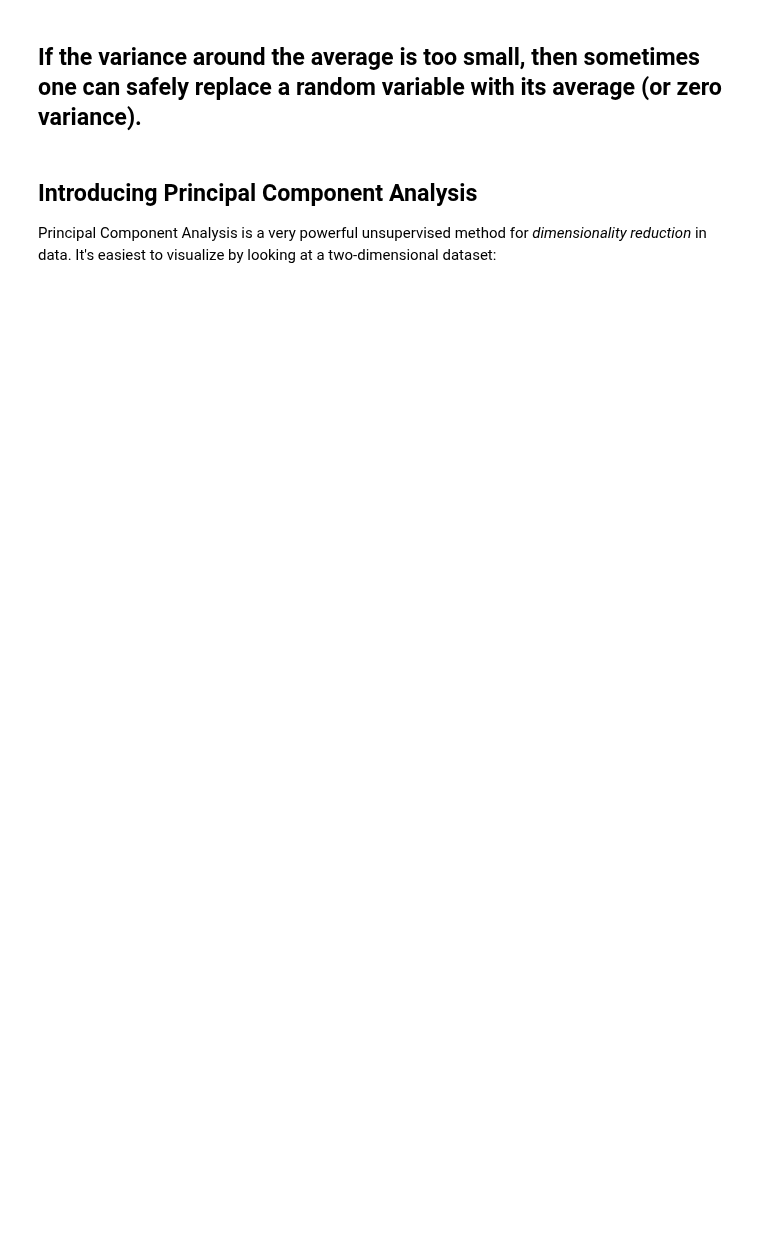
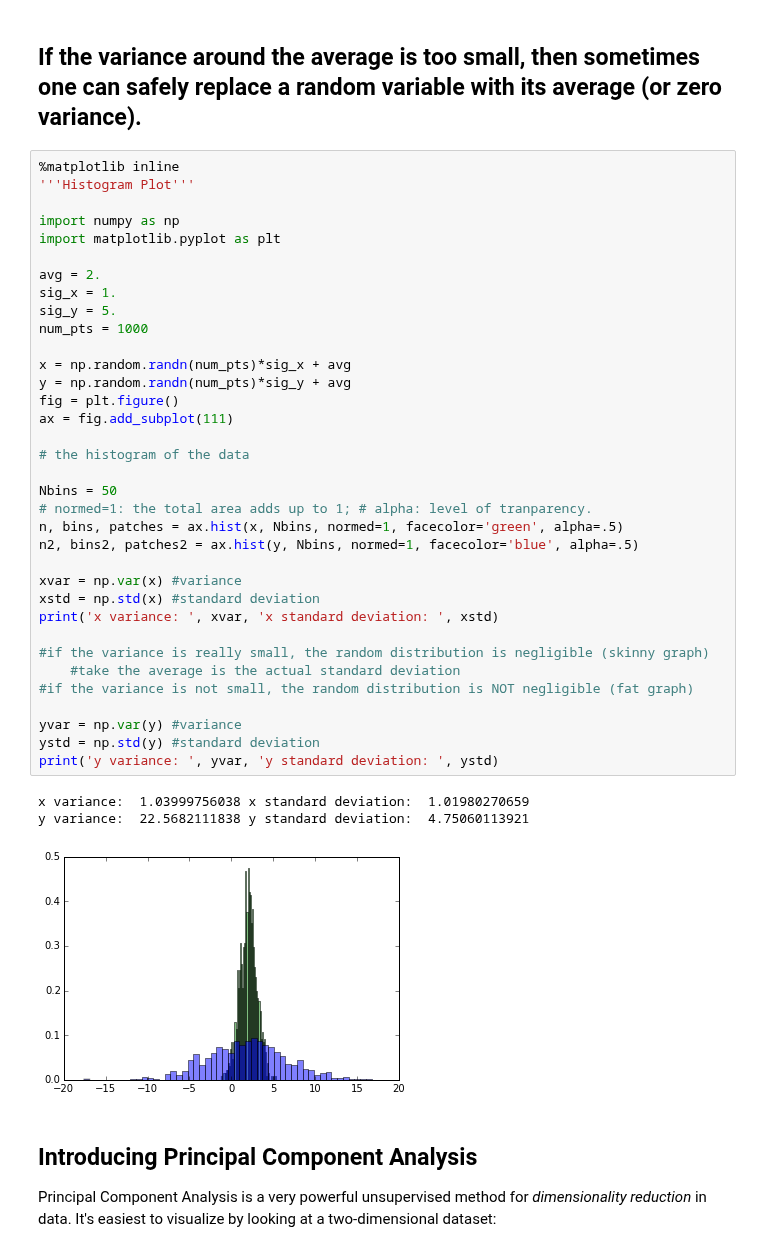
Before and after one commit to COMPPHYS-TTRAN/comp-phys, a Jupyter notebook: comp-phys-wk14.ipynb, the cells around one changed output. Drawn from its saved outputs; the diff is of its cells as text; blank space fills up the shorter version.

```diff
--- a/comp-phys-wk14.ipynb
+++ b/comp-phys-wk14.ipynb
@@ -44,5 +46,44 @@ $$
 # %% [markdown]
 ## If the variance around the average is too small, then sometimes one can safely replace a random variable with its average (or zero variance).
+# %%
+%matplotlib inline
+'''Histogram Plot'''
+
+import numpy as np
+import matplotlib.pyplot as plt
+
+avg = 2.
+sig_x = 1.
+sig_y = 5.
+num_pts = 1000
+
+x = np.random.randn(num_pts)*sig_x + avg
+y = np.random.randn(num_pts)*sig_y + avg
+fig = plt.figure()
+ax = fig.add_subplot(111)
+
+# the histogram of the data
+
+Nbins = 50
+# normed=1: the total area adds up to 1; # alpha: level of tranparency.
+n, bins, patches = ax.hist(x, Nbins, normed=1, facecolor='green', alpha=.5)
+n2, bins2, patches2 = ax.hist(y, Nbins, normed=1, facecolor='blue', alpha=.5)
+
+xvar = np.var(x) #variance
+xstd = np.std(x) #standard deviation
+print('x variance: ', xvar, 'x standard deviation: ', xstd)
+
+#if the variance is really small, the random distribution is negligible (skinny graph)
+    #take the average is the actual standard deviation
+#if the variance is not small, the random distribution is NOT negligible (fat graph)
+
+yvar = np.var(y) #variance
+ystd = np.std(y) #standard deviation
+print('y variance: ', yvar, 'y standard deviation: ', ystd)
+# %% [output]
+x variance:  1.03999756038 x standard deviation:  1.01980270659
+y variance:  22.5682111838 y standard deviation:  4.75060113921
+[figure, added]
 # %% [markdown]
 ## Introducing Principal Component Analysis
 
```
Also changed, not shown: parts of 9 cells of this notebook, 1 other file.
